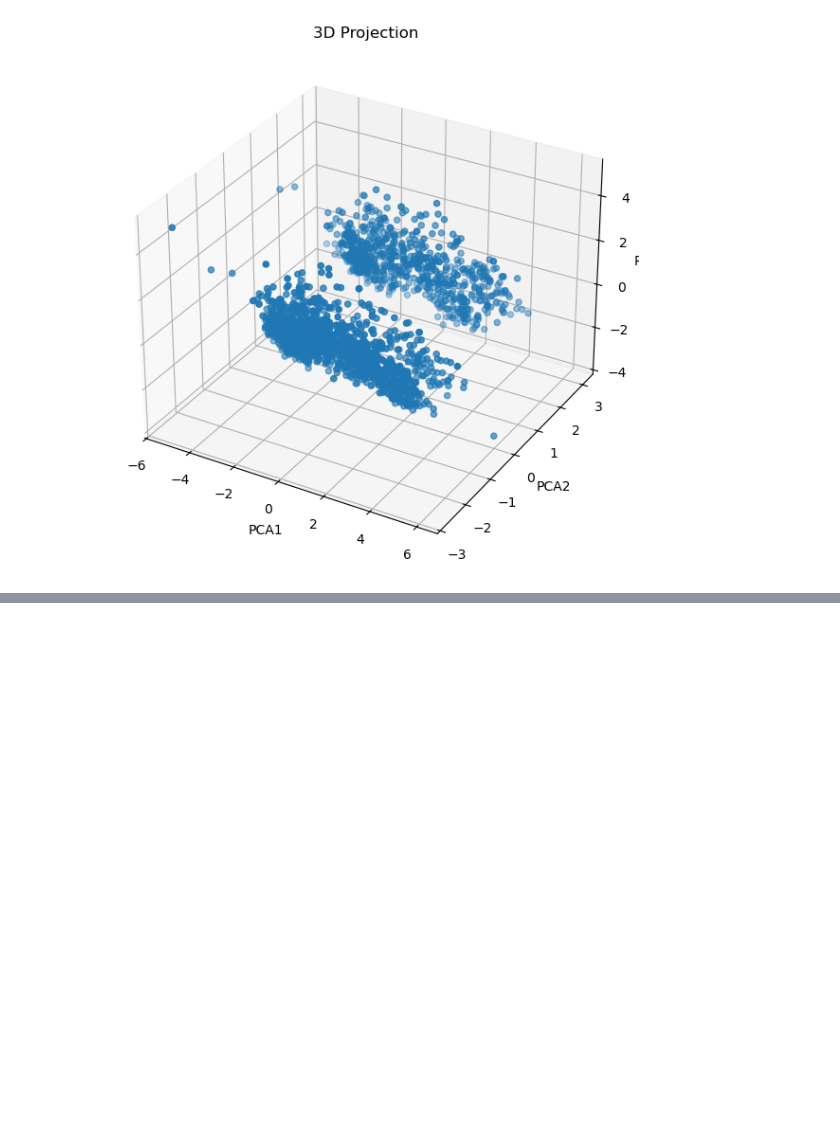
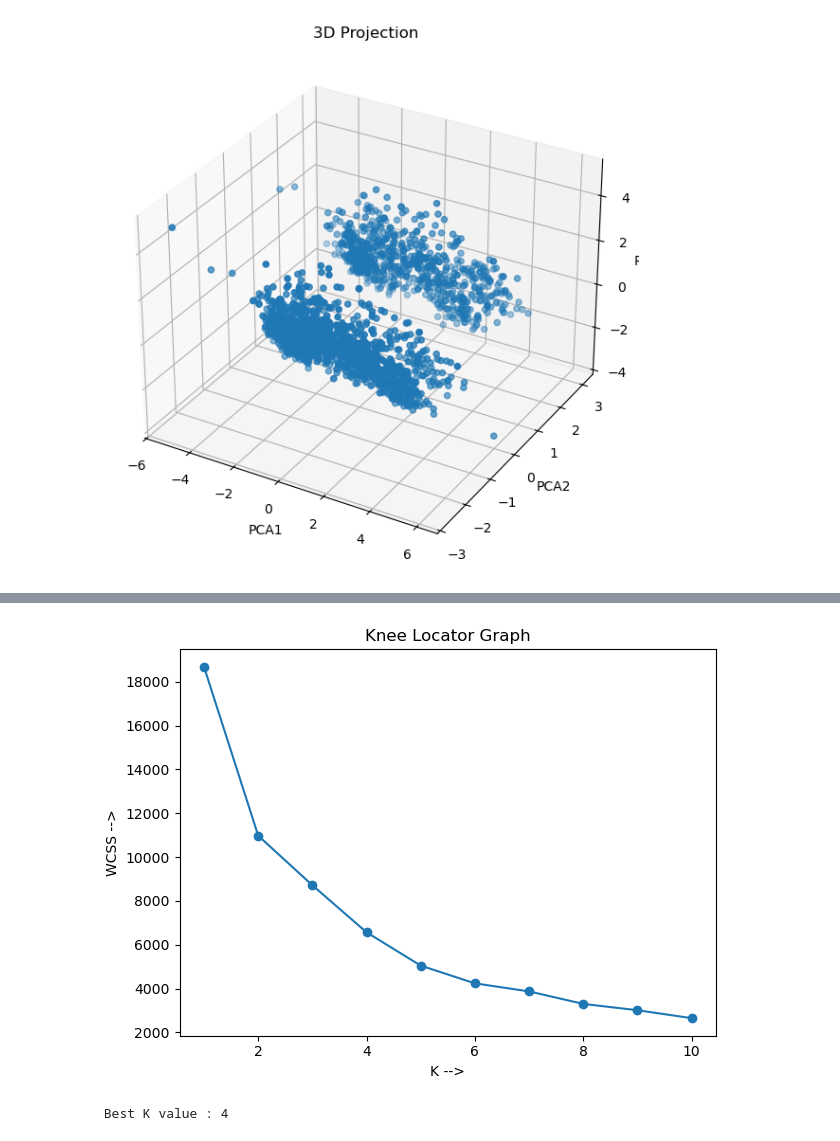
Before and after one commit to mihirgupta665/PRIME-AI-And-ML-, a Jupyter notebook: 8_UnSupervised_Learning/6_Customer_Segmentation_System/1_Smart_Cart.ipynb, the cells around one changed output, grey strips where cells are left out. Saved outputs shown, nothing was run; the diff lists cells and outputs as text; code cells hidden in the pictures; blank space fills up the shorter version.

Commit message:
Implementing Elbow method

```diff
--- a/8_UnSupervised_Learning/6_Customer_Segmentation_System/1_Smart_Cart.ipynb
+++ b/8_UnSupervised_Learning/6_Customer_Segmentation_System/1_Smart_Cart.ipynb
@@ -345,3 +352,11 @@ ax.set_title("3D Projection")
 plt.tight_layout()
 # %% [output]
 [figure]
+# %%
+wcss = []
+for k in range(1,11):
+    kmeans = KMeans(n_clusters=k, random_state=42)
+    kmeans.fit_predict(X_pca)
+    wcss.append(kmeans.inertia_)
+
+wcss
@@ -347,0 +374,13 @@ plt.tight_layout()
+# %%
+plt.plot(range(1,11), wcss, marker="o")
+plt.xlabel("K -->")
+plt.ylabel("WCSS -->")
+plt.title("Knee Locator Graph")
+plt.tight_layout()
+# %% [output]
+[figure, added]
+# %%
+knee = KneeLocator(range(1,11), wcss, curve="convex", direction="decreasing")
+print(f" Best K value : {knee.elbow}")
+# %% [output]
+ Best K value : 4
```
Also changed, not shown: parts of 8 cells of this notebook, 1 other file.
